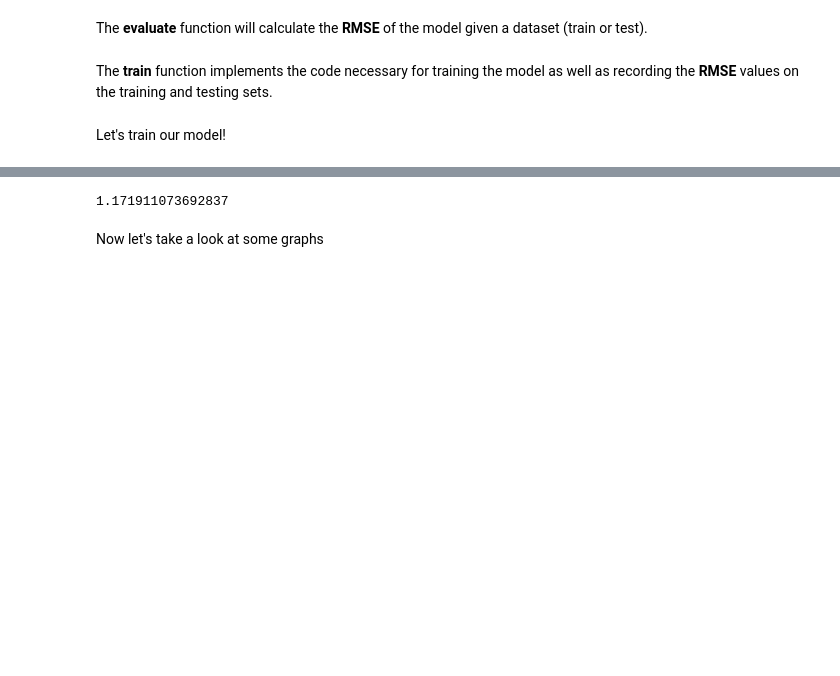
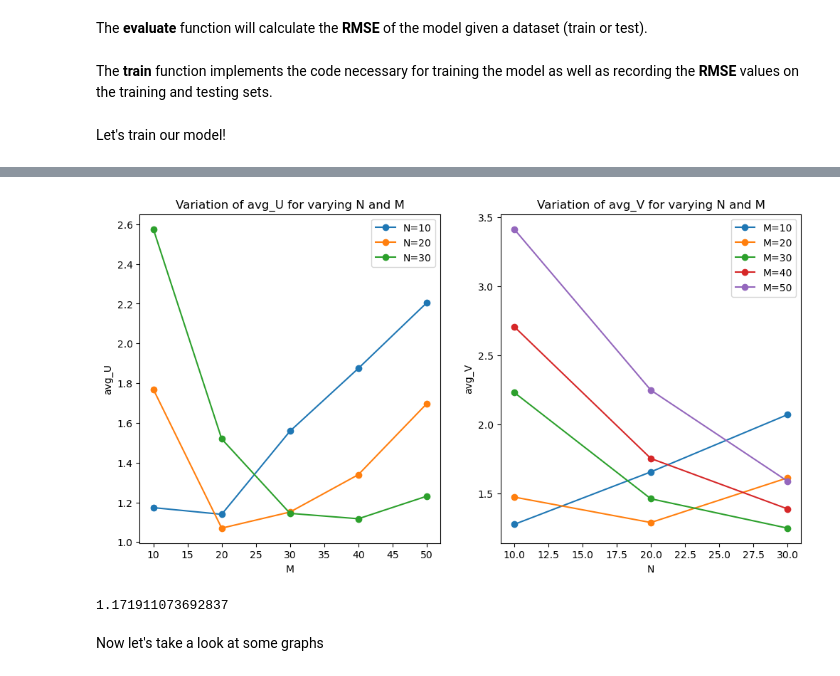
Before and after one commit to EmnaMaghrebi/RecSys, a Jupyter notebook: PMF_Recommender_Systems.ipynb, the cells around one changed output, grey strips where cells are left out. Saved outputs shown, nothing was run; the diff lists cells and outputs as text; code cells hidden in the pictures; blank space fills up the shorter version.

```diff
--- a/PMF_Recommender_Systems.ipynb
+++ b/PMF_Recommender_Systems.ipynb
@@ -352,30 +362,32 @@ plt.show()
 # %%
 fig.savefig('avg_PMF_R.png')
 # %%
-df = pd.DataFrame(data, columns = ['N', 'M', 'avg_U', 'avg_V'])
+#df = pd.DataFrame(data, columns = ['N', 'M', 'avg_U', 'avg_V'])
 #df.to_csv('results_optimization.csv')
 
 fig, (ax1, ax2) = plt.subplots(1, 2, figsize=(12, 6))
 # plot as a function of M for avg_U and as a function of N fro avg_V
 
 for n in df['N'].unique():
     df_m = df[df['N'] == n]
     ax1.plot(df_m['M'], df_m['avg_U'], marker='o', label=f'N={n}')
 for m in df['M'].unique():
     df_n = df[df['M'] == m]
     ax2.plot(df_n['N'], df_n['avg_V'], marker='o', label=f'M={m}')
 
 ax1.set_xlabel('M')
 ax1.set_ylabel('avg_U')
 ax1.set_title('Variation of avg_U for varying N and M')
 ax1.legend()
 
 ax2.set_xlabel('N')
 ax2.set_ylabel('avg_V')
 ax2.set_title('Variation of avg_V for varying N and M')
 ax2.legend()
 
 plt.show()
+# %% [output]
+[figure, added]
 # %%
 fig.savefig('avg_PMF_U_V.png')
 # %% [output]
```
Also changed, not shown: parts of 7 cells of this notebook, 1 other file.
